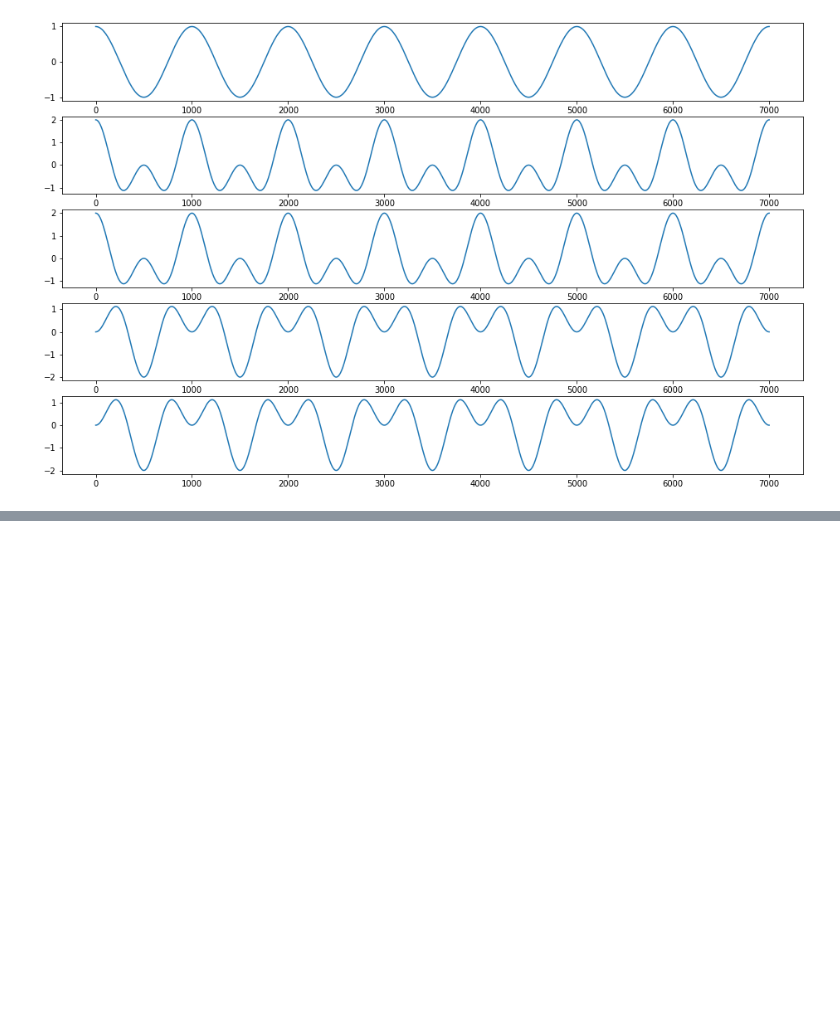
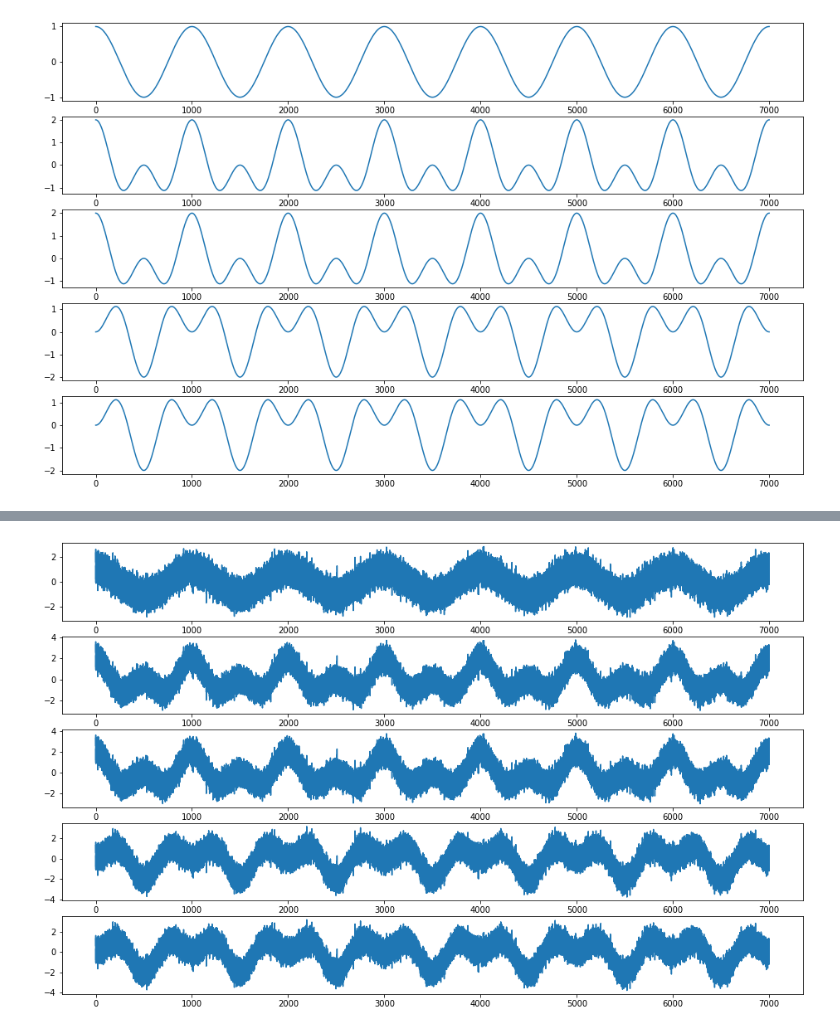
Before and after one commit to LauraRichter/examples, a Jupyter notebook: long_notebook.ipynb, the cells around one changed output, grey strips where cells are left out. Saved outputs shown, nothing was run; the diff lists cells and outputs as text; code cells hidden in the pictures; blank space fills up the shorter version.

Commit message:
Added more plots

```diff
--- a/long_notebook.ipynb
+++ b/long_notebook.ipynb
@@ -71,0 +72,16 @@ ax[4].plot(x, y1 + y5);
+# %%
+x = np.arange(0, 7000, 0.05)
+y1 = np.cos(2*np.pi*x/1000) + np.random.randn(len(x)) * 0.5
+y2 = np.cos(2*np.pi*x/500)
+y3 = np.cos(2*np.pi*(x + 500)/500)
+y4 = np.cos(2*np.pi*(x + 250)/500)
+y5 = np.cos(2*np.pi*(x - 250)/500)
+# %%
+fig, ax = plt.subplots(5, 1, figsize=(16,10))
+ax[0].plot(x, y1)
+ax[1].plot(x, y1 + y2)
+ax[2].plot(x, y1 + y3)
+ax[3].plot(x, y1 + y4)
+ax[4].plot(x, y1 + y5);
+# %% [output]
+[figure, added]
```
Also changed, not shown: parts of 2 cells of this notebook.
